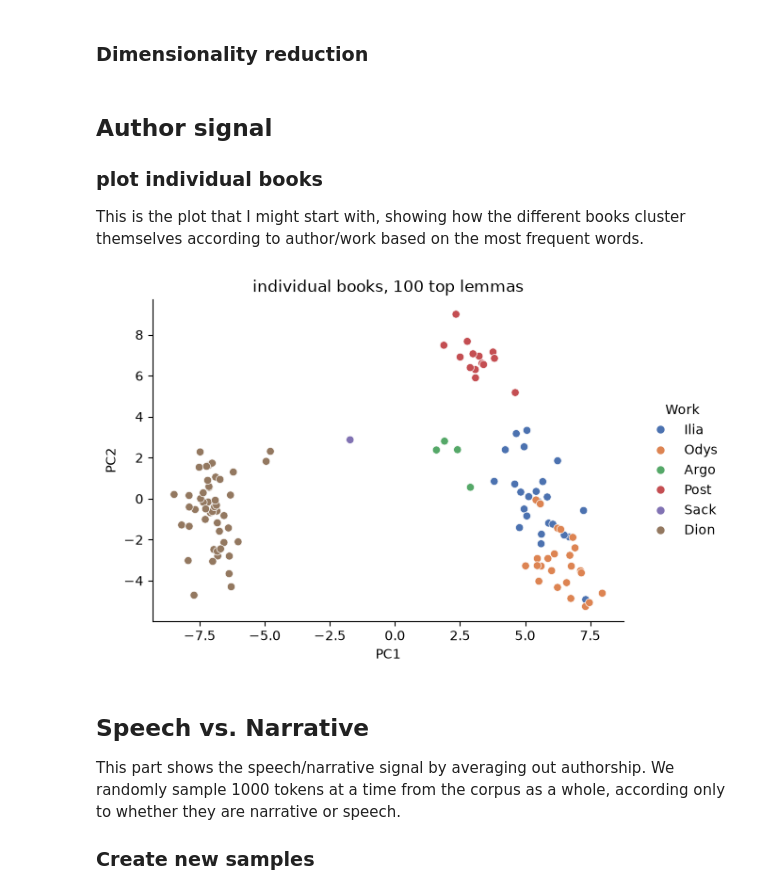
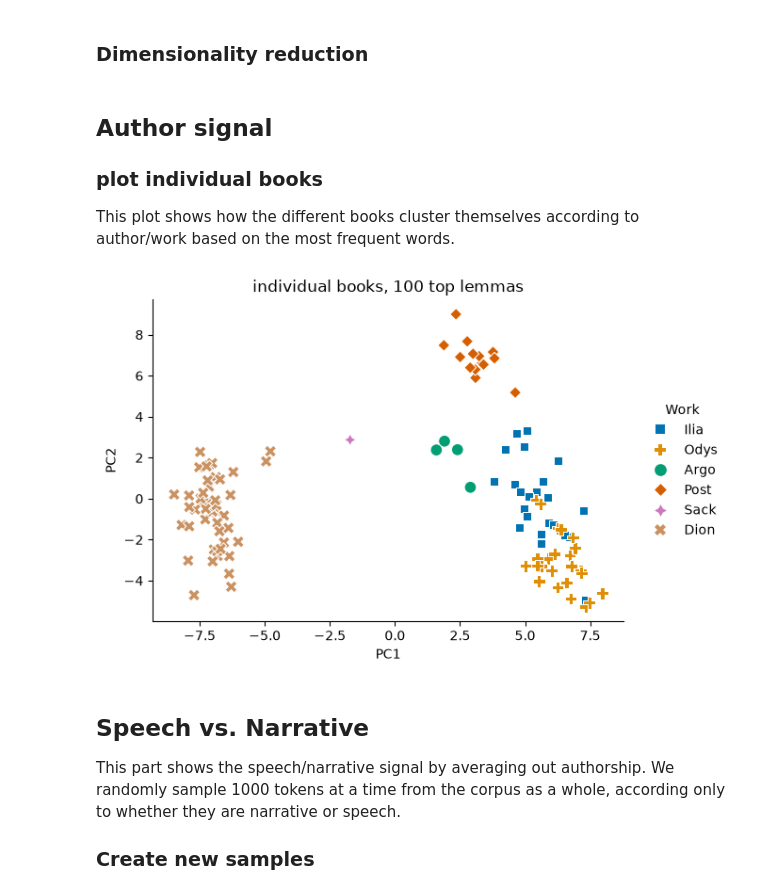
Before and after one commit to cwf2/ccc2026, a Jupyter notebook: 1 - Author and speech signal.ipynb, the cells around one changed output. Saved outputs shown, nothing was run; the diff lists cells and outputs as text; code cells hidden in the pictures.

```diff
--- a/1 - Author and speech signal.ipynb
+++ b/1 - Author and speech signal.ipynb
@@ -156,41 +168,43 @@ pca = pd.DataFrame(model.fit_transform(scaled), columns=["PC1", "PC2", "PC3"])
 ## Author signal
 ### plot individual books
 
-This is the plot that I might start with, showing how the different books cluster themselves according to author/work based on the most frequent words.
+This plot shows how the different books cluster themselves according to author/work based on the most frequent words.
 # %%
 # Labels for legend: take first 4 chars of index (e.g. "Iliad" -> "Ilia")
 short_label = samples.index.str.slice(0,4)
 
 # Custom order for labels in the legend (top to bottom)
 label_order = ["Ilia", "Odys", "Argo", "Post", "Sack", "Dion"]
 
 # Plot using Seaborn
 g = sns.relplot(data=pca,
     x = "PC1",
     y = "PC2",
+    s = 84,
     hue = short_label,        # color points by work
     hue_order = label_order,
-    palette = "deep",         # seaborn color palette; try "muted", "bright", "colorblind", etc.
+    style = short_label,
+    palette = "colorblind",         # seaborn color palette; try "muted", "bright", "colorblind", etc.
 )
 
 # Figure dimensions in inches (width, height)
 g.figure.set_size_inches(7, 4)
 
 # Set figure title
 g.ax.set_title(f"individual books, {len(samples.columns)} top lemmas")
 
 # Set legend heading
 g._legend.set_title("Work")
 
 # Export figure as png file
 g.savefig(os.path.join(plot_dir, "auth_PCA_by_book.png"),
-    # dpi=300,              # uncomment for higher resolution (default 100)
-    # bbox_inches="tight",  # uncomment to trim whitespace around figure
+    dpi=300,
+    bbox_inches="tight",
 )
 
 plt.show()
 # %% [output]
-[figure, old version]
+[figure, new version]
 # %% [markdown]
 ## Speech vs. Narrative
 
```
Also changed, not shown: parts of 18 cells of this notebook, 4 other files.
